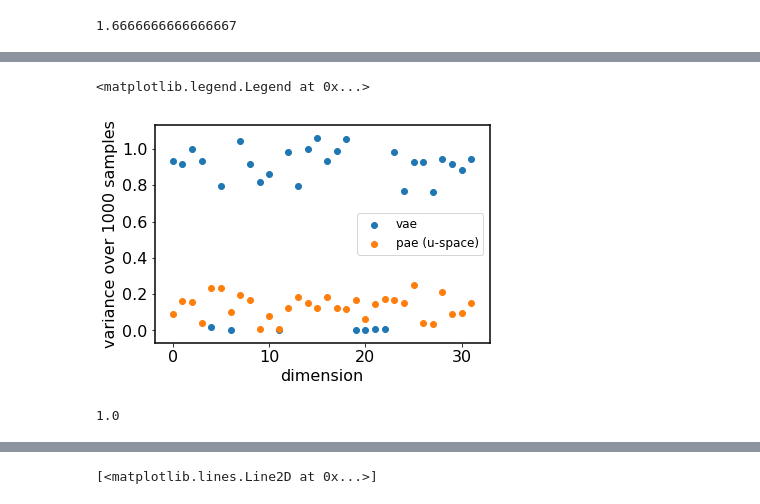
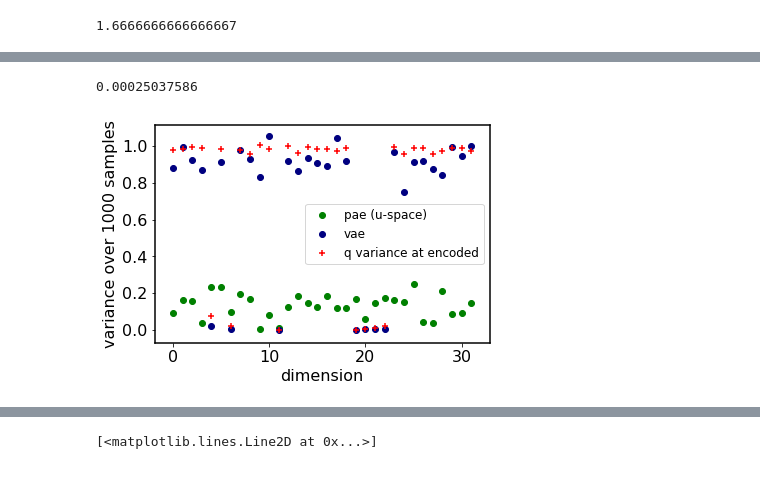
Before and after one commit to VMBoehm/PAE, a Jupyter notebook: notebooks/tf2/FMNIST_sampler-VAE.ipynb, the cells around one changed output, grey strips where cells are left out. Cells and saved outputs as stored; diff of their text form; code cells hidden in the pictures.

```diff
--- a/notebooks/tf2/FMNIST_sampler-VAE.ipynb
+++ b/notebooks/tf2/FMNIST_sampler-VAE.ipynb
@@ -189,7 +193,7 @@ import time
 initial_step_size = np.ones((params['batch_size'],params['latent_size']))*0.02
 # %%
 # Initialize the HMC transition kernel.
-num_results = int(100)
+num_results = int(2000)
 print(num_results)
 
 def get_kernel(ii,num_burnin_steps, ntreelevel):
@@ -230,9 +234,9 @@ def run_chain(adapative_hmc, z_ini, num_burnin_steps):
 # %%
 begin = time.time()
 samples_ = []
-for ii in range(40,60):
+for ii in range(0,1):
     print(ii)
-    for jj, burnin in enumerate([200]):
+    for jj, burnin in enumerate([300]):
         for nn,  ntreelevel in enumerate([8]):
             adaptive_hmc, z_ini, LP= get_kernel(ii,burnin, ntreelevel)
             samples, step_size, accept_ratio, leapfrogs = run_chain(adaptive_hmc, tf.convert_to_tensor(z_ini),tf.constant(burnin))
@@ -245,6 +249,6 @@ samples = np.swapaxes(np.asarray(samples_),1,2)
 print(samples.shape)
 samples = np.reshape(samples,(-1,num_results,params['latent_size']))
 print(samples.shape)
-np.save(os.path.join('/global/cscratch1/sd/vboehm/PAE_samples/FMNIST/latent_dim32/VAE/samples','NUTS_FMNIST_latent_dim%d_burnin%d_ntreelevel%d_3.npy'%(params['latent_size'], burnin, ntreelevel)),samples)
+np.save(os.path.join('/global/cscratch1/sd/vboehm/PAE_samples/FMNIST/latent_dim32/VAE/samples','NUTS_FMNIST_latent_dim%d_burnin%d_ntreelevel%d_1batch2000.npy'%(params['latent_size'], burnin, ntreelevel)),samples)
 # print('time:', end/60)
 # %% [output]
@@ -276,8 +271,3 @@ array([[255, 255, 255, ..., 255, 255, 255],
        [255, 255, 255, ..., 255, 255, 255],
        [255, 255, 255, ..., 255, 255, 255],
        [255, 255, 255, ..., 255, 255, 255]], dtype=int32)>
-# %%
-samples = np.swapaxes(np.asarray(samples_),1,2)
-print(samples.shape)
-samples = np.reshape(samples,(-1,num_results,params['latent_size']))
-print(samples.shape)
@@ -287,3 +274,5 @@ print(samples.shape)
+# %%
+samples=samples[0]
 # %%
 mean = samples[0].mean(axis=0)
 # %%
@@ -302,6 +285,10 @@ findfont: Font family ['lmodern'] not found. Falling back to DejaVu Sans.
 [figure]
 # %%
 vae_var = np.var(samples[0],axis=0).flatten()
+# %%
+min(vae_var)
+# %% [output]
+0.00025037586
 # %%
 pae_var = np.array([0.09100613, 0.16388181, 0.15545058, 0.03833093, 0.23313592,
        0.23419072, 0.09919265, 0.19521387, 0.17031798, 0.0066767 ,
@@ -311,15 +298,12 @@ pae_var = np.array([0.09100613, 0.16388181, 0.15545058, 0.03833093, 0.23313592,
        0.24898584, 0.04134217, 0.03635511, 0.213254  , 0.08969364,
        0.09465693, 0.14881563], dtype=np.float32)
 # %%
-plt.scatter(np.arange(32),vae_var, label='vae')
-plt.scatter(np.arange(32),pae_var, label='pae (u-space)')
+plt.scatter(np.arange(32),pae_var, label='pae (u-space)', color='green')
+plt.scatter(np.arange(32),vae_var, label='vae',color='navy')
+plt.scatter(np.arange(32),sigma_encoded**2, marker='+', color='red',label='q variance at encoded')
 plt.ylabel('variance over 1000 samples')
 plt.xlabel('dimension')
 plt.legend()
+plt.show()
 # %% [output]
-<matplotlib.legend.Legend at 0x...>
-[figure, old version]
+[figure, new version]
-# %%
-min(np.mean(accept_ratio,axis=0))
-# %% [output]
-1.0
```
Also changed, not shown: parts of 16 cells of this notebook, 3 other files.
